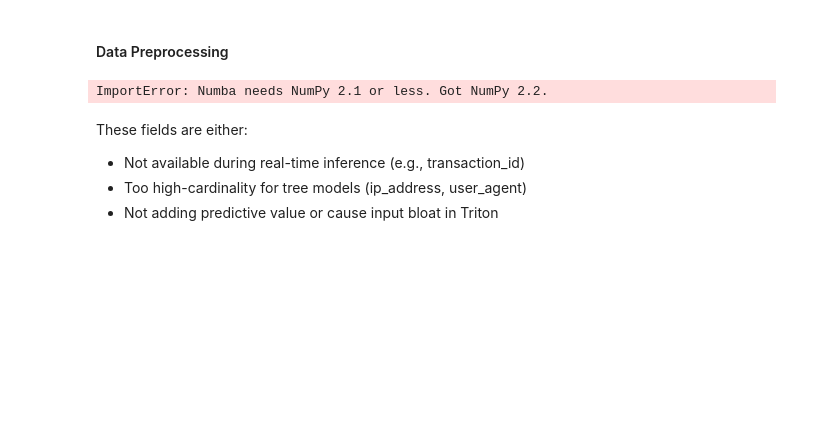
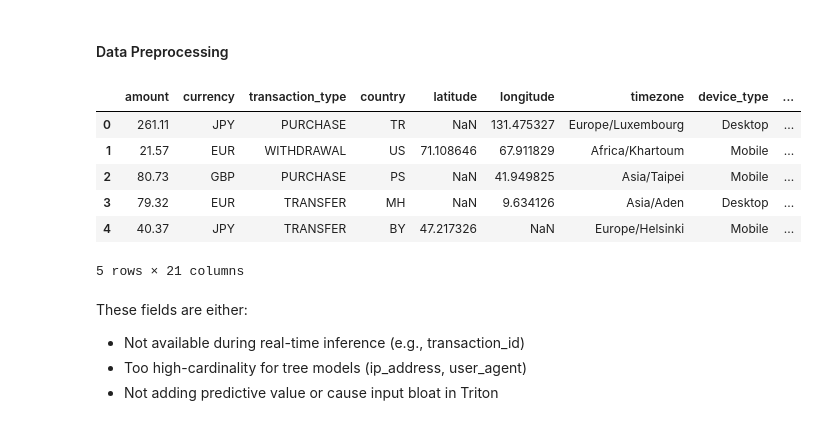
Before and after one commit to Henry-s-Final-Year-Project/Focused-Fraud-Detection-Models, a Jupyter notebook: geolocation_fraud/data_analysis.ipynb, the cells around one changed output. Saved outputs shown, nothing was run; the diff lists cells and outputs as text; code cells hidden in the pictures; blank space fills up the shorter version.

```diff
--- a/geolocation_fraud/data_analysis.ipynb
+++ b/geolocation_fraud/data_analysis.ipynb
@@ -29,24 +59,18 @@ dtype: int64
 # %% [markdown]
 #### Data Preprocessing
-# %%
-import pandas as pd
-import numpy as np
-from sklearn.model_selection import train_test_split
-from sklearn.impute import SimpleImputer
-from sklearn.preprocessing import LabelEncoder
-from xgboost import XGBClassifier
-from sklearn.metrics import (
-    classification_report,
-    confusion_matrix,
-    roc_auc_score,
-)
-import shap
-import joblib
-import shap
-import os
-from imblearn.metrics import geometric_mean_score
-# %% [output]
-ImportError: Numba needs NumPy 2.1 or less. Got NumPy 2.2.
+# %%
+drop_cols = ['transaction_id', 'timestamp', 'device_id', 'ip_address', 'user_id', 'user_agent', 'city']
+df.drop(columns=drop_cols, inplace=True)
+# %%
+df.head(5)
+# %% [output]
+|  | amount | currency | transaction_type | country | latitude | longitude | timezone | device_type | ... |
+| 0 | 261.11 | JPY | PURCHASE | TR | NaN | 131.475327 | Europe/Luxembourg | Desktop | ... |
+| 1 | 21.57 | EUR | WITHDRAWAL | US | 71.108646 | 67.911829 | Africa/Khartoum | Mobile | ... |
+| 2 | 80.73 | GBP | PURCHASE | PS | NaN | 41.949825 | Asia/Taipei | Mobile | ... |
+| 3 | 79.32 | EUR | TRANSFER | MH | NaN | 9.634126 | Asia/Aden | Desktop | ... |
+| 4 | 40.37 | JPY | TRANSFER | BY | 47.217326 | NaN | Europe/Helsinki | Mobile | ... |
+5 rows × 21 columns
 # %% [markdown]
 These fields are either:
 - Not available during real-time inference (e.g., transaction_id)
```
Also changed, not shown: parts of 24 cells of this notebook.
